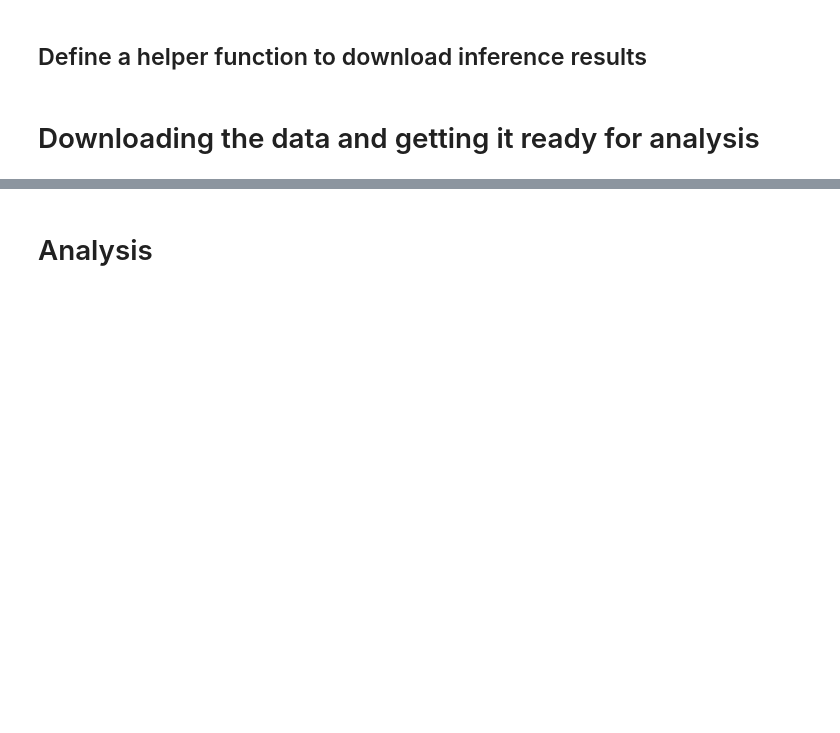
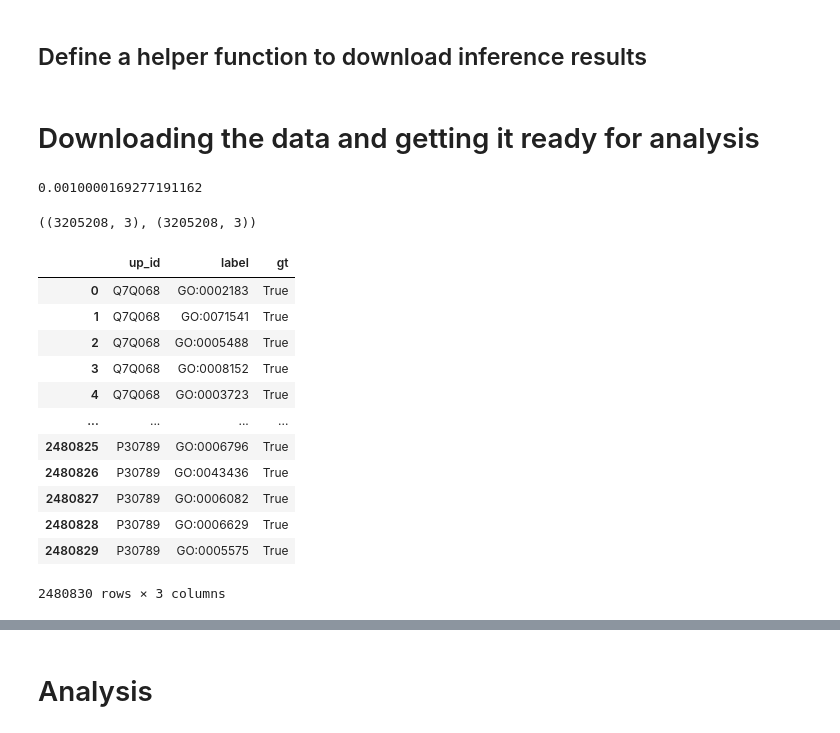
Before and after one commit to microsoft/protnote, a Jupyter notebook: proteinfer/colabs/Random_GO.ipynb, the cells around one changed output, grey strips where cells are left out. Saved outputs shown, nothing was run; the diff lists cells and outputs as text; code cells hidden in the pictures; blank space fills up the shorter version.

```diff
--- a/proteinfer/colabs/Random_GO.ipynb
+++ b/proteinfer/colabs/Random_GO.ipynb
@@ -104,3 +84,7 @@ predictions_df = colab_evaluation.get_normalized_inference_results(
+# %%
+predictions_df['value'].min()
+# %% [output]
+0.0010000169277191162
 # %%
 test_ground_truth = baseline_utils.load_ground_truth('eval_test.fasta')
 ground_truth_df = colab_evaluation.make_tidy_df_from_ground_truth(
@@ -108,0 +97,20 @@ del test_ground_truth
+# %%
+predictions_df_temp.shape,predictions_df.shape
+# %% [output]
+((3205208, 3), (3205208, 3))
+# %%
+ground_truth_df
+# %% [output]
+|  | up_id | label | gt |
+| 0 | Q7Q068 | GO:0002183 | True |
+| 1 | Q7Q068 | GO:0071541 | True |
+| 2 | Q7Q068 | GO:0005488 | True |
+| 3 | Q7Q068 | GO:0008152 | True |
+| 4 | Q7Q068 | GO:0003723 | True |
+| ... | ... | ... | ... |
+| 2480825 | P30789 | GO:0006796 | True |
+| 2480826 | P30789 | GO:0043436 | True |
+| 2480827 | P30789 | GO:0006082 | True |
+| 2480828 | P30789 | GO:0006629 | True |
+| 2480829 | P30789 | GO:0005575 | True |
+2480830 rows × 3 columns
```
Also changed, not shown: parts of 13 cells of this notebook, 8 other files.
